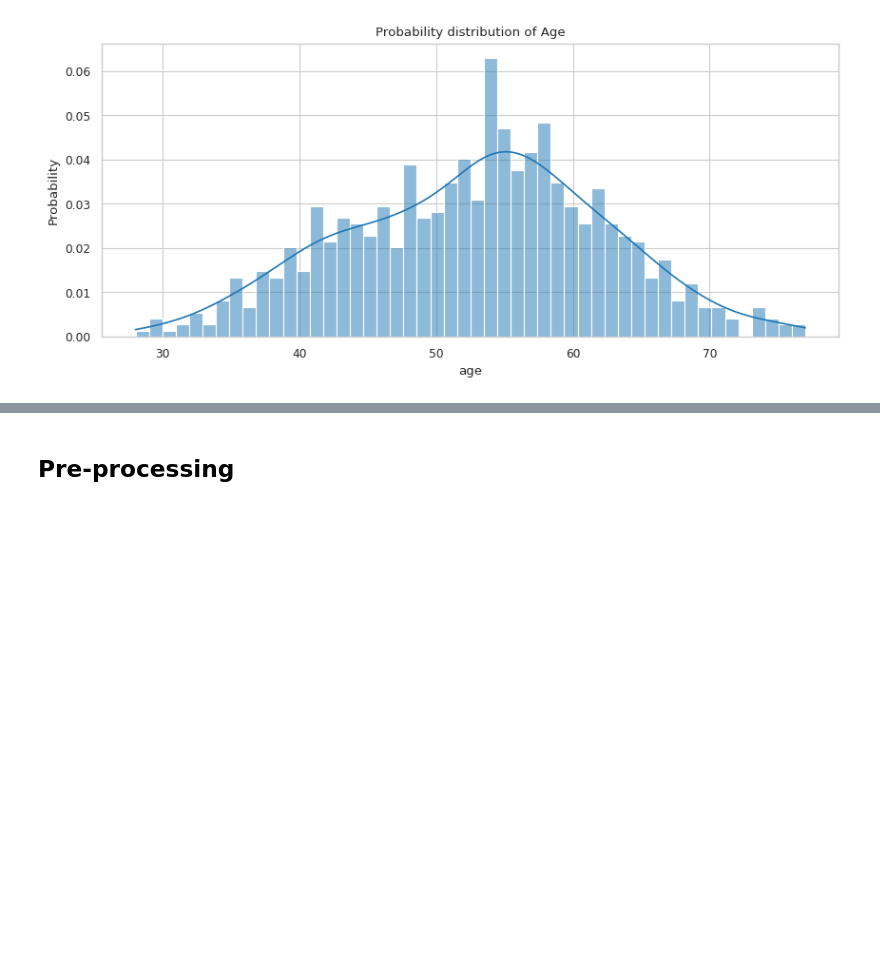
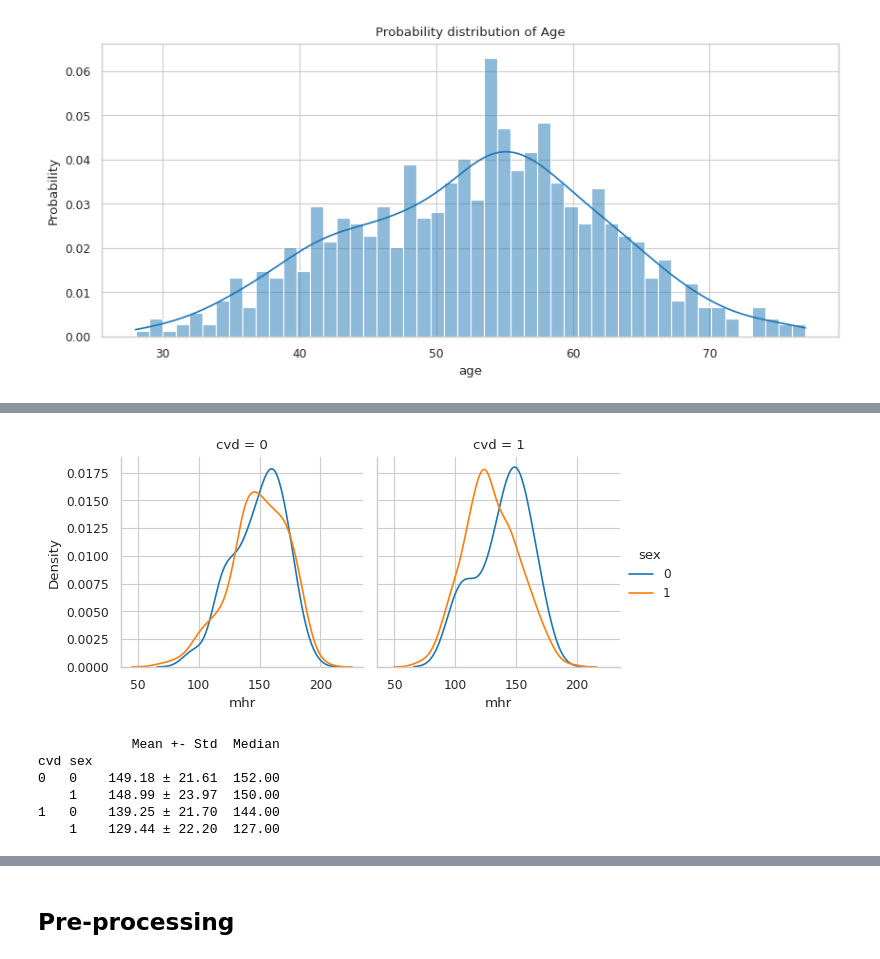
Before and after one commit to LuSyo/Health-ML-Bias-Experiments, a Jupyter notebook: notebooks/021_CAD_data_preparation.ipynb, the cells around one changed output, grey strips where cells are left out. Cells and saved outputs as stored; diff of their text form; code cells hidden in the pictures; blank space fills up the shorter version.

```diff
--- a/notebooks/021_CAD_data_preparation.ipynb
+++ b/notebooks/021_CAD_data_preparation.ipynb
@@ -130,0 +168,16 @@ plt.show()
+# %%
+g = sns.FacetGrid(heart_disease, col="cvd", hue='sex')
+g.map(sns.kdeplot, 'mhr')
+g.add_legend()
+plt.show()
+
+print('\n')
+print(stratified_stats(heart_disease, 'mhr'))
+# %% [output]
+[figure, added]
+            Mean +- Std  Median
+cvd sex
+0   0    149.18 ± 21.61  152.00
+    1    148.99 ± 23.97  150.00
+1   0    139.25 ± 21.70  144.00
+    1    129.44 ± 22.20  127.00
```
Also changed, not shown: parts of 7 cells of this notebook.
